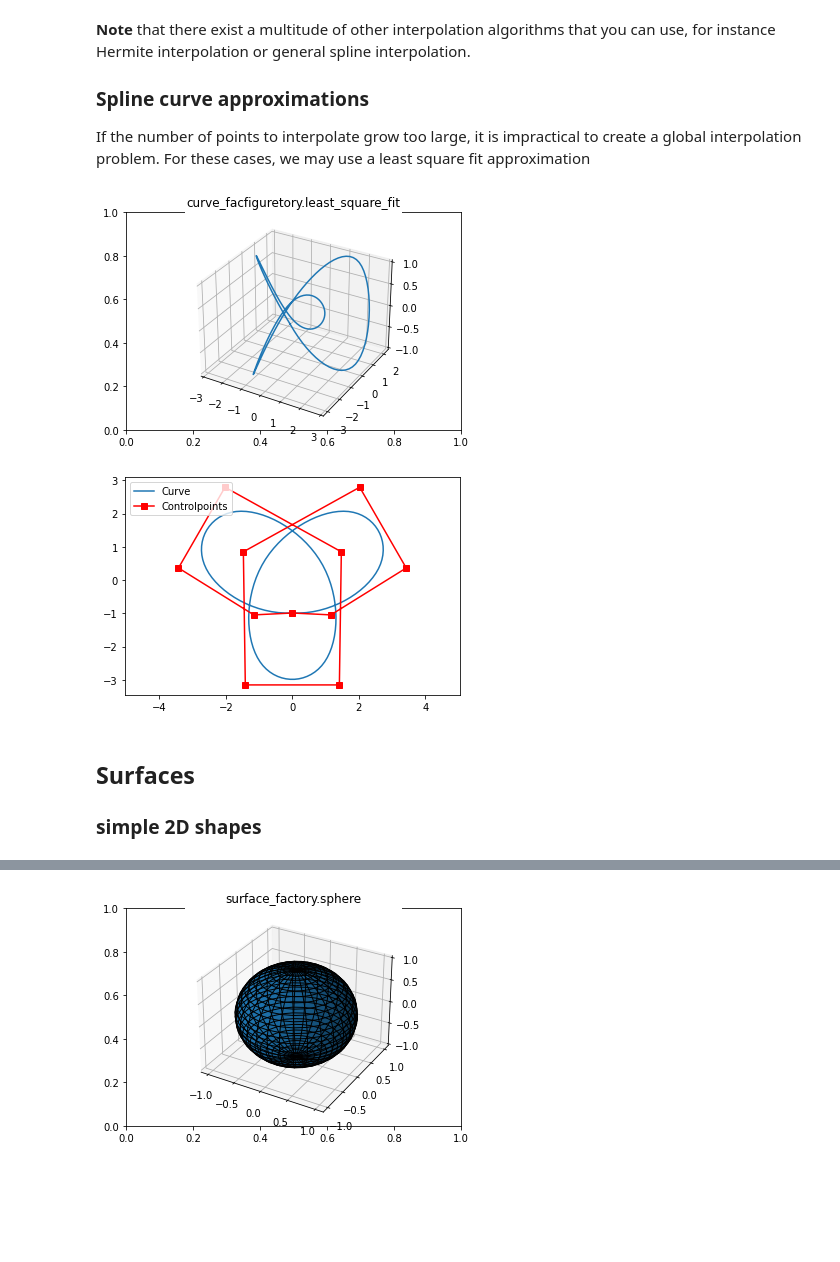
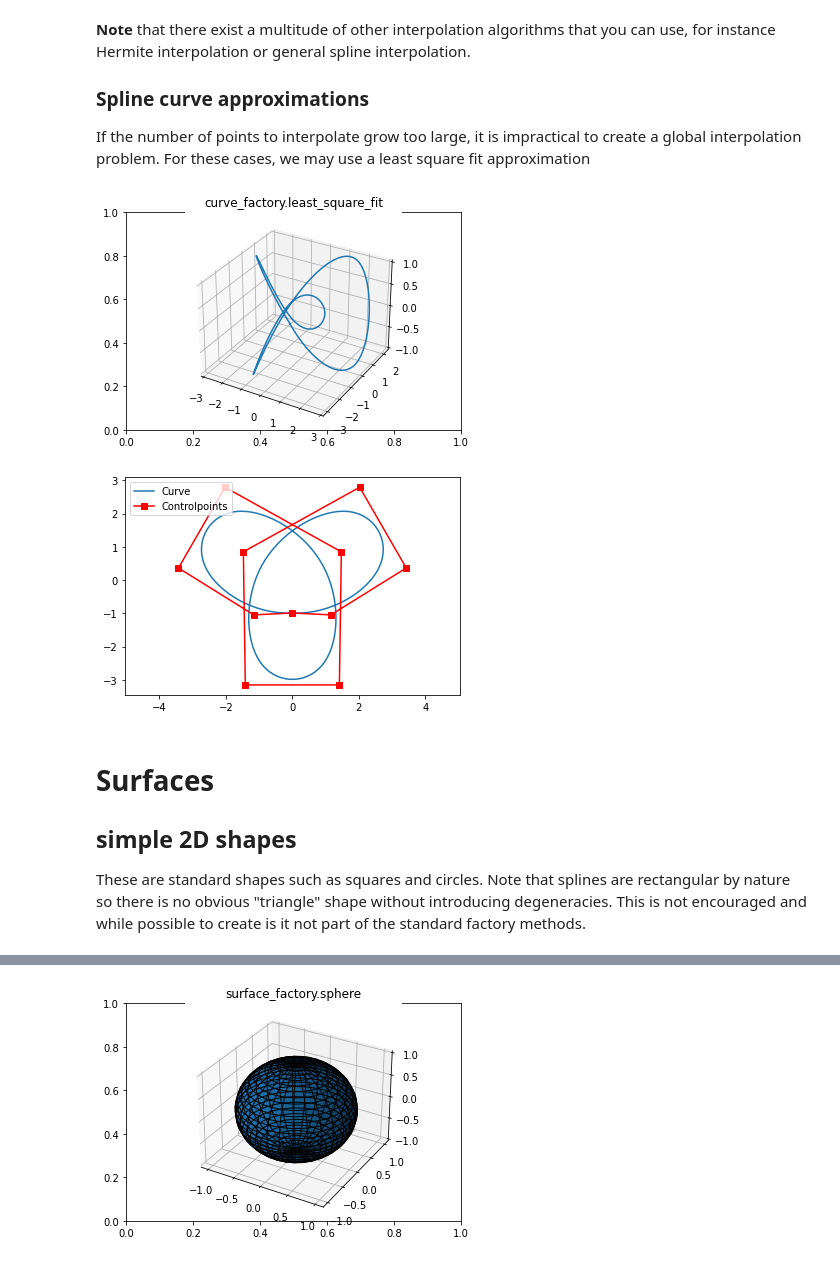
Before and after one commit to VikingScientist/splipy_tutorial, a Jupyter notebook: 03. Factory methods.ipynb, the cells around one changed output, grey strips where cells are left out. Drawn from its saved outputs; the diff is of its cells as text; code cells hidden in the pictures; blank space fills up the shorter version.

```diff
--- a/03. Factory methods.ipynb
+++ b/03. Factory methods.ipynb
@@ -144,22 +144,24 @@ If the number of points to interpolate grow too large, it is impractical to crea
 # %%
 # We will create a B-spline curve approximation of the trefoil knot
 t = np.linspace(0,2*np.pi, 5000) # 5000 points is far too many than we need to represent this smooth shape
 x = np.array([np.sin(t) + 2*np.sin(2*t), np.cos(t) - 2*np.cos(2*t), -np.sin(3*t)])
 
 # create the basis onto which we will fit our curve
 basis = sp.BSplineBasis(4, [-1,0,0,0,1,2,3,4,5,6,7,8,9,9,9,10],0)
 t = t/2.0/np.pi * 9  # scale evaluation points so they lie on the parametric space [0,9]
 
 curve = curve_factory.least_square_fit(x.T, basis, t) # transpose input so x[i,:] is one (x,y,z)-interpolation point
-plt.title('curve_facfiguretory.least_square_fit')
+plt.title('curve_factory.least_square_fit')
 plot_3D_curve(curve)
 plot_2D_curve(curve, show_controlpoints=True)
 # %% [output]
-[figure, old version]
+[figure, new version]
 [figure]
-# %% [markdown]
-## Surfaces
-
-### simple 2D shapes
+# %% [markdown]
+# Surfaces
+
+## simple 2D shapes
+
+These are standard shapes such as squares and circles. Note that splines are rectangular by nature so there is no obvious "triangle" shape without introducing degeneracies. This is not encouraged and while possible to create is it not part of the standard factory methods.
 # %%
 square = surface_factory.square(size=2)
```
Also changed, not shown: parts of 14 cells of this notebook, 8 other files.
